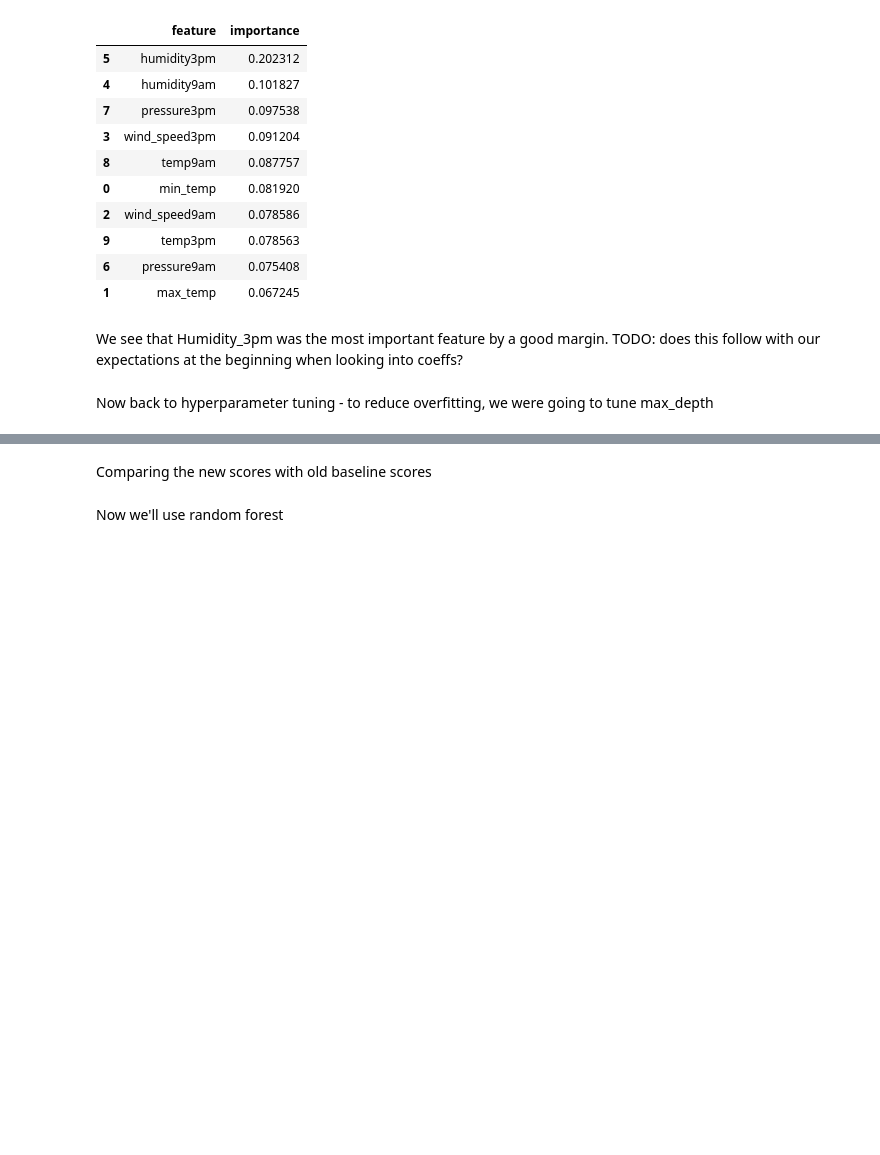
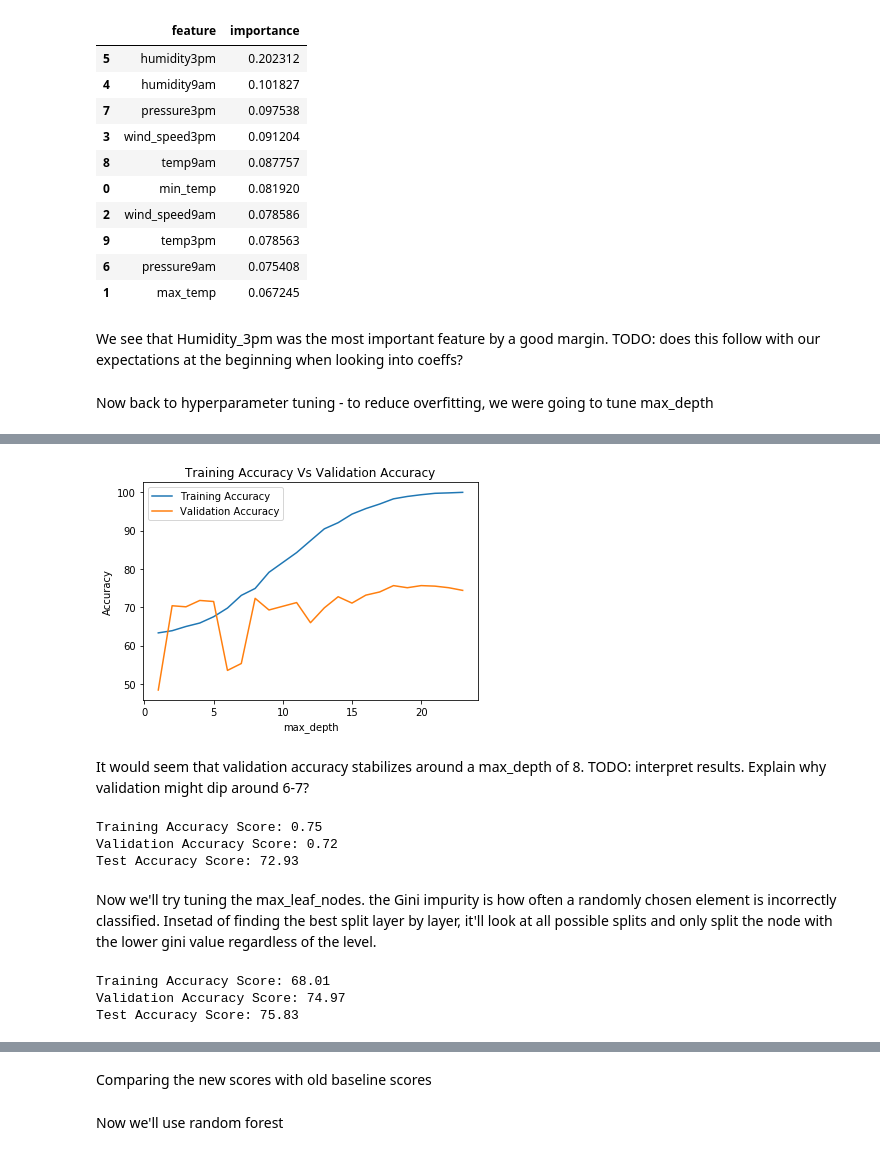
Before and after one commit to ancheypeng/cs4701, a Jupyter notebook: random_forest.ipynb, the cells around one changed output, grey strips where cells are left out. Cells and saved outputs as stored; diff of their text form; code cells hidden in the pictures; blank space fills up the shorter version.

Commit message:
tune max_depth and max_leaf_nodes for decision tree

```diff
--- a/random_forest.ipynb
+++ b/random_forest.ipynb
@@ -362,0 +387,22 @@ Now we'll try tuning the max_leaf_nodes
+# %%
+validation_accuracies = []
+train_accuracies = []
+max_depths = []
+
+for i in range(1, 24):
+  max_depths.append(i)
+  model = DecisionTreeClassifier(max_depth=i, random_state=42)
+  model.fit(x_train, y_train)
+
+  train_score = model.score(x_train,y_train)*100
+  train_accuracies.append(train_score)
+
+  validation_score = model.score(x_val,y_val)*100
+  validation_accuracies.append(validation_score)
+
+
+  print('Scores for max_depth {}'.format(i))
+  print('Training Accuracy Score: {:.2f}'.format(train_score))
+  print('Validation Accuracy Score: {:.2f}'.format(validation_score))
+  print('Test Accuracy Score: {:.2f}'.format(model.score(x_test,y_test)*100))
+  print()
@@ -362,0 +427,37 @@ Now we'll try tuning the max_leaf_nodes
+# %%
+#Graph training vs validation accuracy
+plt.plot(max_depths, train_accuracies)
+plt.plot(max_depths, validation_accuracies)
+plt.title('Training Accuracy Vs Validation Accuracy')
+plt.xlabel('max_depth')
+plt.ylabel('Accuracy')
+plt.legend(['Training Accuracy', 'Validation Accuracy'])
+plt.show()
+# %% [output]
+[figure, added]
+# %% [markdown]
+It would seem that validation accuracy stabilizes around a max_depth of 8. TODO: interpret results. Explain why validation might dip around 6-7?
+# %%
+model = DecisionTreeClassifier(max_depth=8, random_state=42)
+model.fit(x_train, y_train)
+print('Training Accuracy Score: {:.2f}'.format(model.score(x_train,y_train)*100))
+print('Validation Accuracy Score: {:.2f}'.format(model.score(x_val,y_val)*100))
+print('Test Accuracy Score: {:.2f}'.format(model.score(x_test,y_test)*100))
+# %% [output]
+Training Accuracy Score: 0.75
+Validation Accuracy Score: 0.72
+Test Accuracy Score: 72.93
+# %% [markdown]
+Now we'll try tuning the max_leaf_nodes.
+the Gini impurity is how often a randomly chosen element is incorrectly classified.
+Insetad of finding the best split layer by layer, it'll look at all possible splits and only split the node with the lower gini value regardless of the level.
+# %%
+model = DecisionTreeClassifier(max_leaf_nodes=20, random_state=42)
+model.fit(x_train, y_train)
+print('Training Accuracy Score: {:.2f}'.format(model.score(x_train,y_train)*100))
+print('Validation Accuracy Score: {:.2f}'.format(model.score(x_val,y_val)*100))
+print('Test Accuracy Score: {:.2f}'.format(model.score(x_test,y_test)*100))
+# %% [output]
+Training Accuracy Score: 68.01
+Validation Accuracy Score: 74.97
+Test Accuracy Score: 75.83
```
Also changed, not shown: parts of 26 cells of this notebook.
